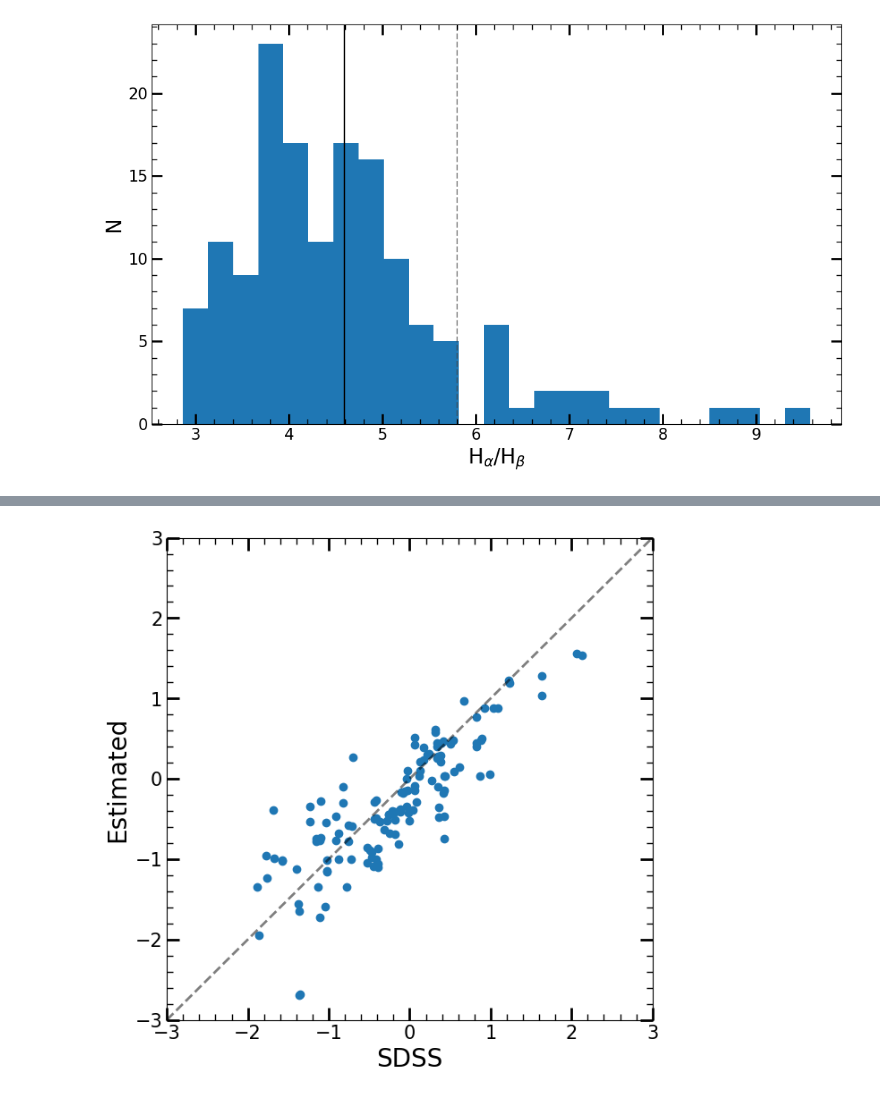
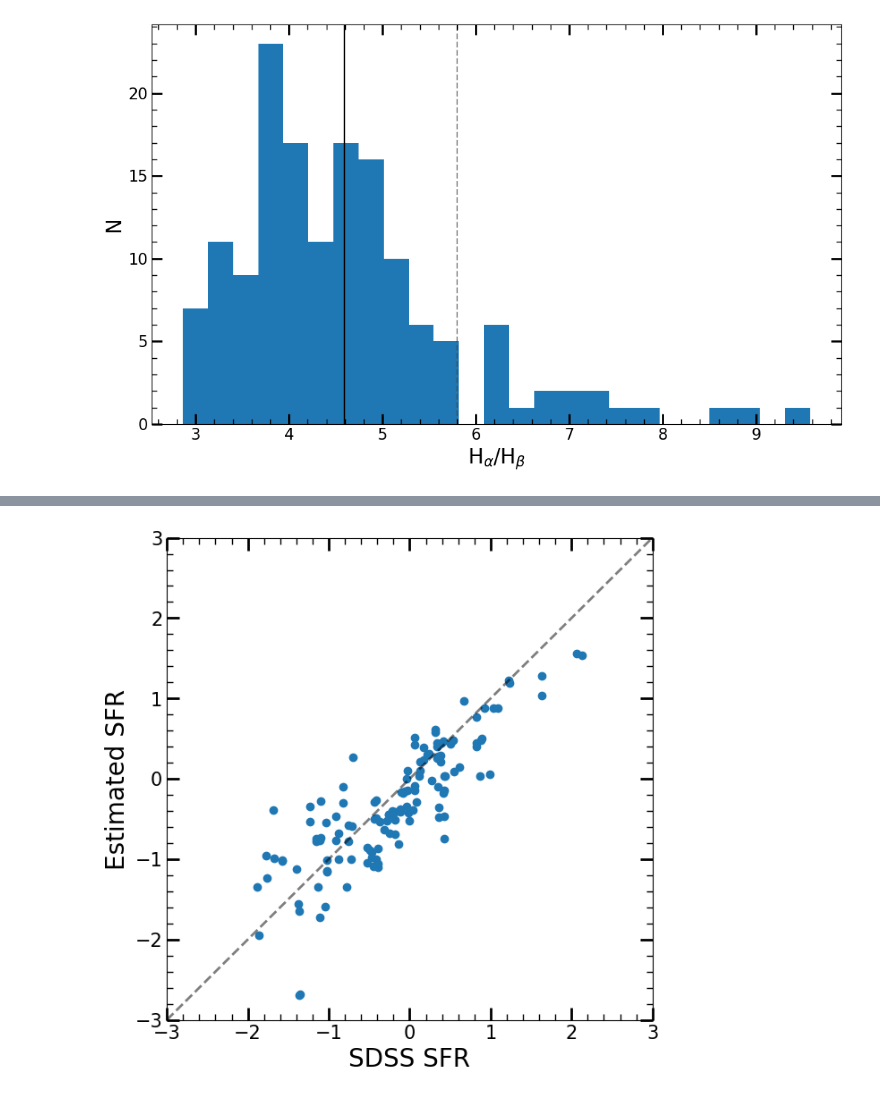
Before and after one commit to pabblet/HW2_AS730, a Jupyter notebook: 2/SFR.ipynb, the cells around one changed output, grey strips where cells are left out. Drawn from its saved outputs; the diff is of its cells as text; code cells hidden in the pictures.

```diff
--- a/2/SFR.ipynb
+++ b/2/SFR.ipynb
@@ -60,11 +72,11 @@ print(df)
 # %%
 fig= plt.figure(figsize=(7,7))
 plt.scatter(df['SDSS'], df['Estimated'])
-plt.xlabel('SDSS')
-plt.ylabel('Estimated')
+plt.xlabel('SDSS SFR')
+plt.ylabel('Estimated SFR')
 plt.plot([-3,3],[-3,3],'k--',alpha=0.5,lw=2)
 plt.xlim(-3,3)
 plt.ylim(-3,3)
 plt.show()
 # %% [output]
-[figure, old version]
+[figure, new version]
```
Also changed, not shown: parts of 1 cell of this notebook.
